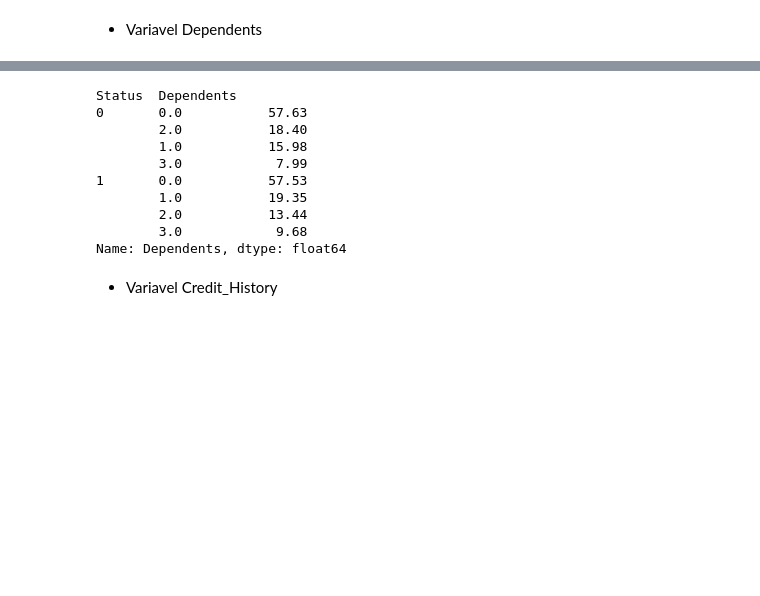
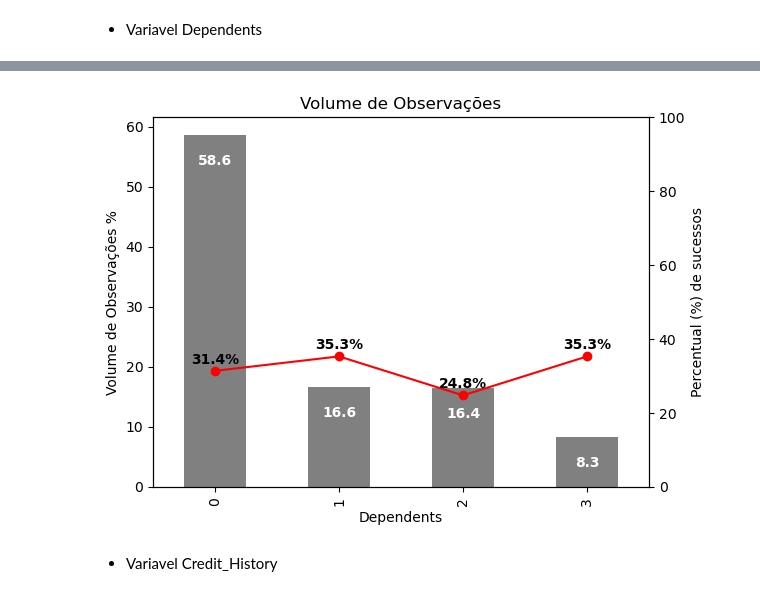
Before and after one commit to vitor-tgomes/loan_dataset_analysis, a Jupyter notebook: Loan_ead_v1.ipynb, the cells around one changed output, grey strips where cells are left out. Drawn from its saved outputs; the diff is of its cells as text; code cells hidden in the pictures; blank space fills up the shorter version.

```diff
--- a/Loan_ead_v1.ipynb
+++ b/Loan_ead_v1.ipynb
@@ -198,18 +208,8 @@ total_counts.round(2)
 Name: Dependents, dtype: float64
 # %%
-group_counts = train_trat_v1.groupby('Status')['Dependents'].value_counts(normalize=True) * 100
-group_counts.round(2)
+grafico_frequencias(train_trat_v1, 'Dependents')
 # %% [output]
-Status  Dependents
-0       0.0           57.63
-        2.0           18.40
-        1.0           15.98
-        3.0            7.99
-1       0.0           57.53
-        1.0           19.35
-        2.0           13.44
-        3.0            9.68
-Name: Dependents, dtype: float64
+[figure, added]
 # %% [markdown]
 - Variavel Credit_History
 # %%
```
Also changed, not shown: parts of 30 cells of this notebook.
